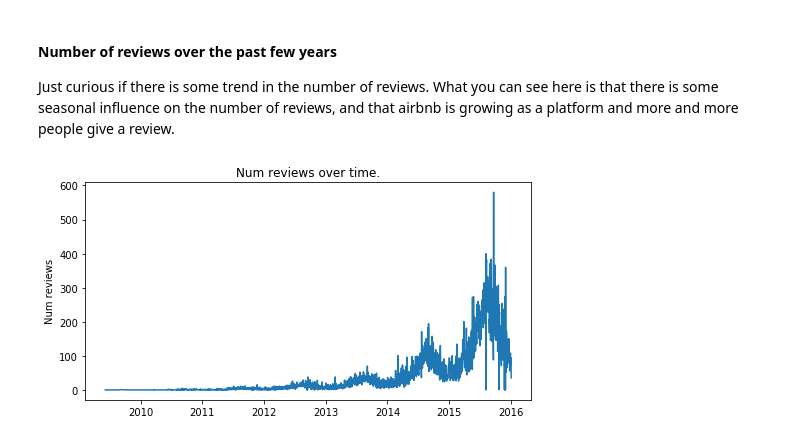
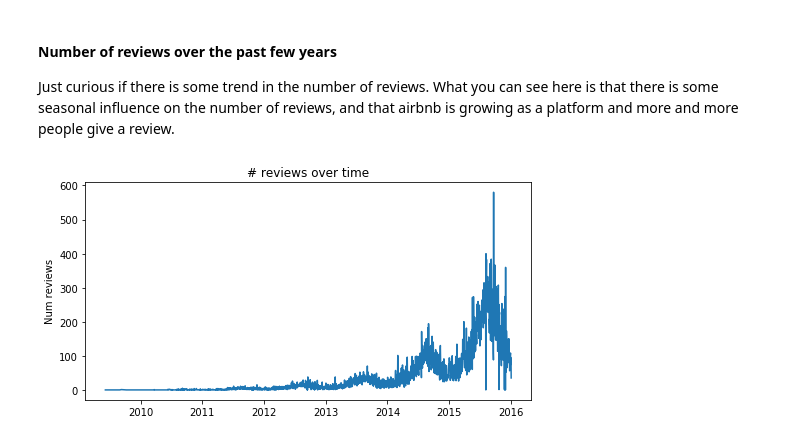
Before and after one commit to FrankTub/Airbnb-bookings, a Jupyter notebook: seattle_airbnb.ipynb, the cells around one changed output. Drawn from its saved outputs; the diff is of its cells as text; code cells hidden in the pictures.

Commit message:
Fixed documentation strings of functions and added title input for date plots

```diff
--- a/seattle_airbnb.ipynb
+++ b/seattle_airbnb.ipynb
@@ -317,6 +317,6 @@ ax.set_ylim([0, 1]);
 Just curious if there is some trend in the number of reviews. What you can see here is that there is some seasonal influence on the number of reviews, and that airbnb is growing as a platform and more and more people give a review.
 # %%
 fig, ax = plt.subplots(figsize=(8, 4))
-ut.date_plot(data_review, 'num_reviews', plt);
+ut.date_plot(data_review, 'num_reviews', plt, '# reviews over time');
 # %% [output]
-[figure, old version]
+[figure, new version]
```
Also changed, not shown: parts of 5 cells of this notebook, 1 other file.
